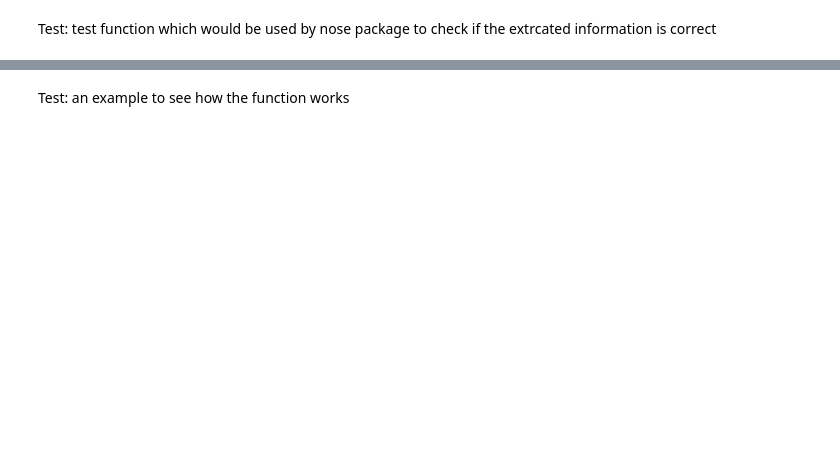
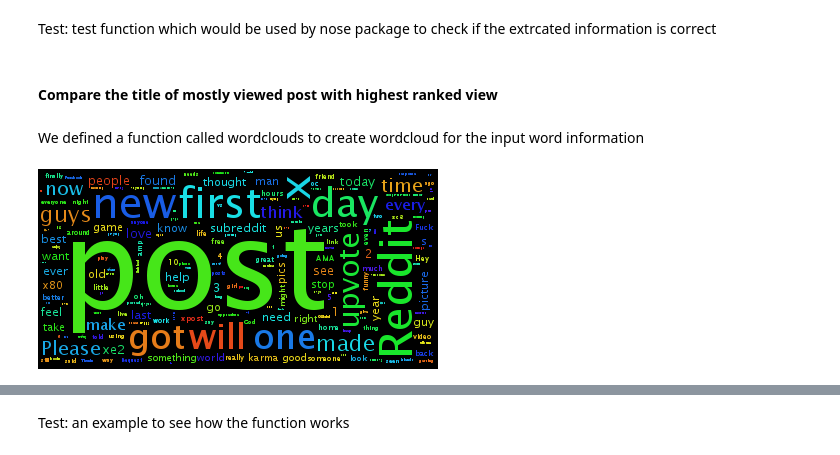
Before and after one commit to grepJimmyGu/capstone, a Jupyter notebook: Reddit Data Insight.ipynb, the cells around one changed output, grey strips where cells are left out. Saved outputs shown, nothing was run; the diff lists cells and outputs as text; code cells hidden in the pictures; blank space fills up the shorter version.

```diff
--- a/Reddit Data Insight.ipynb
+++ b/Reddit Data Insight.ipynb
@@ -335,7 +339,6 @@ for i in name[0][0:2500]:
         index = i + 'Clean' + '.csv'
         a = pd.read_table(index, sep = "\t")
         a['care_value'] = a['ups'] + a['downs']
-        a['care_value']
         Top_Title.append(a['title'][a['care_value'].argmax()])
         Top_Content.append(a['selftext'][a['care_value'].argmax()])
         Bottom_Title.append(a['title'][a['care_value'].argmin()])
@@ -363,0 +376,19 @@ def test_5():
+# %% [markdown]
+#### Compare the title of mostly viewed post with highest ranked view
+# %% [markdown]
+We defined a function called wordclouds to create wordcloud for the input word information
+# %%
+from os import path
+import sys
+import wordcloud
+from IPython.display import Image
+def wordclouds(x):
+    d = path.dirname("/Users/MrG/Capstone/")
+    words = wordcloud.process_text(str(x))
+    elements = wordcloud.fit_words(words)
+    wordcloud.draw(elements, path.join(d,"WC.png"))
+    return Image(filename='/Users/MrG/Capstone/WC.png')
+# %%
+wordclouds(Top_Title)
+# %% [output]
+[figure, added]
```
Also changed, not shown: parts of 37 cells of this notebook.
